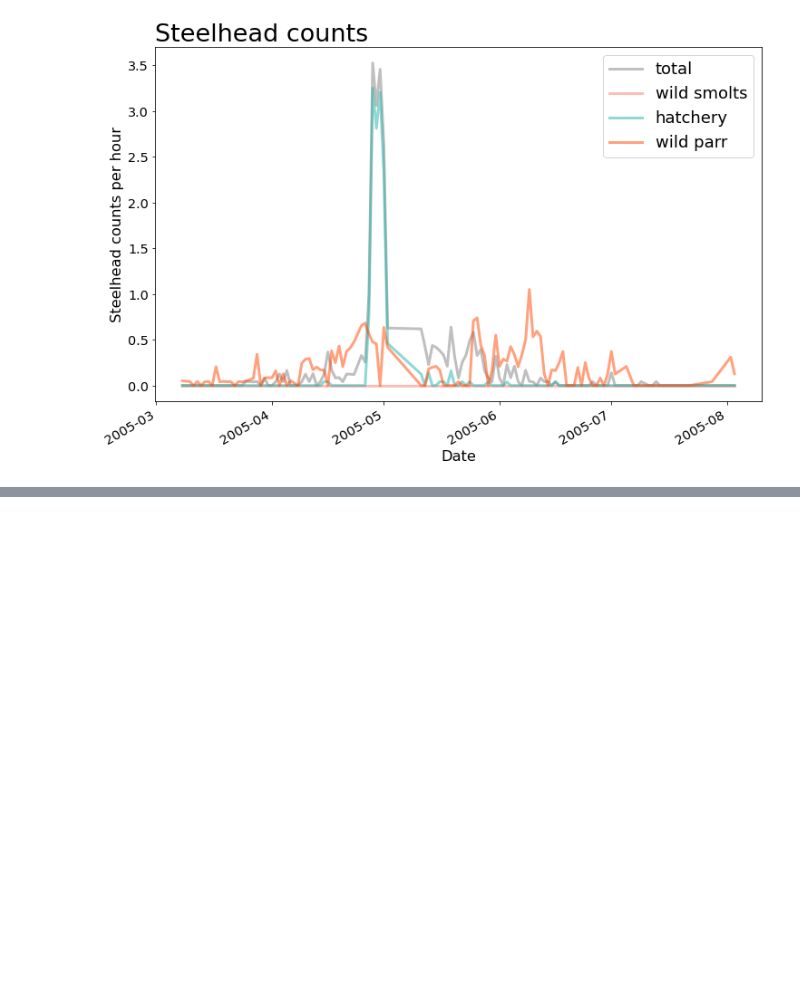
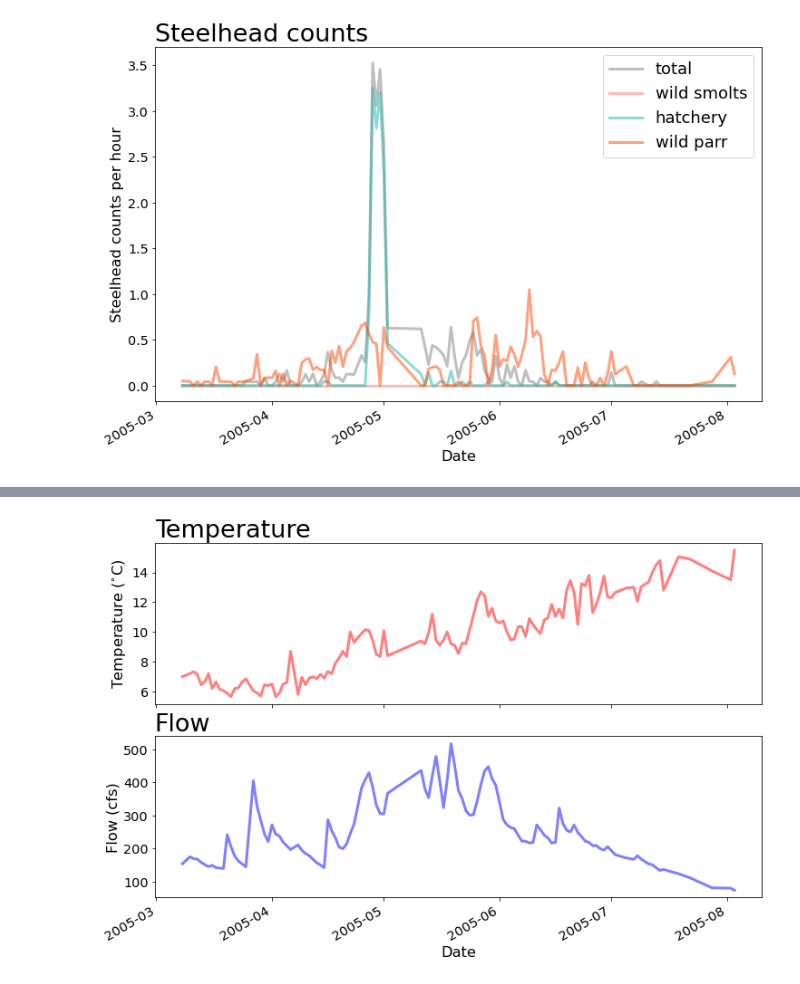
Before and after one commit to maria-kuruvilla/pied_piper, a Jupyter notebook: dungeness_2005-2014.ipynb, the cells around one changed output, grey strips where cells are left out. Saved outputs shown, nothing was run; the diff lists cells and outputs as text; code cells hidden in the pictures; blank space fills up the shorter version.

Commit message:
merge temp and flow data

```diff
--- a/dungeness_2005-2014.ipynb
+++ b/dungeness_2005-2014.ipynb
@@ -309,0 +322,35 @@ Timedelta('0 days 00:00:00.010000')
+# %%
+#plot temperature and flow
+fs = 18
+lw = 3
+transparency = 0.5
+plt.close('all') # always start by cleaning up
+fig = plt.figure(figsize=(12,8))
+
+ax1 = fig.add_subplot(211)
+ax1.plot(
+    groupedby_dates_2005.index, groupedby_dates_2005['temp'], color = 'red',
+    label = 'temperature', alpha = 0.5, linewidth = lw)
+plt.gcf().autofmt_xdate()
+plt.xlabel('Date', size = 0.9*fs)
+plt.ylabel('Temperature '+ r'($^{\circ}$C)', size = 0.9*fs)
+ax1.tick_params(labelsize=.8*fs)
+ax1.set_title('Temperature', loc='left', fontsize = fs*1.5)
+#plt.legend(fontsize=fs, loc='upper right', title = '')
+
+
+#flow
+ax2 = fig.add_subplot(212)
+ax2.plot(
+    groupedby_dates_2005.index, groupedby_dates_2005['flow'], color = 'blue',
+    label = 'flow', alpha = 0.5, linewidth = lw)
+plt.gcf().autofmt_xdate()
+plt.xlabel('Date', size = 0.9*fs)
+plt.ylabel('Flow (cfs)', size = 0.9*fs)
+ax2.tick_params(labelsize=.8*fs)
+ax2.set_title('Flow', loc='left', fontsize = fs*1.5)
+#plt.legend(fontsize=fs, loc='upper right', title = '')
+
+plt.show()
+# %% [output]
+[figure, added]
```
Also changed, not shown: parts of 12 cells of this notebook.
